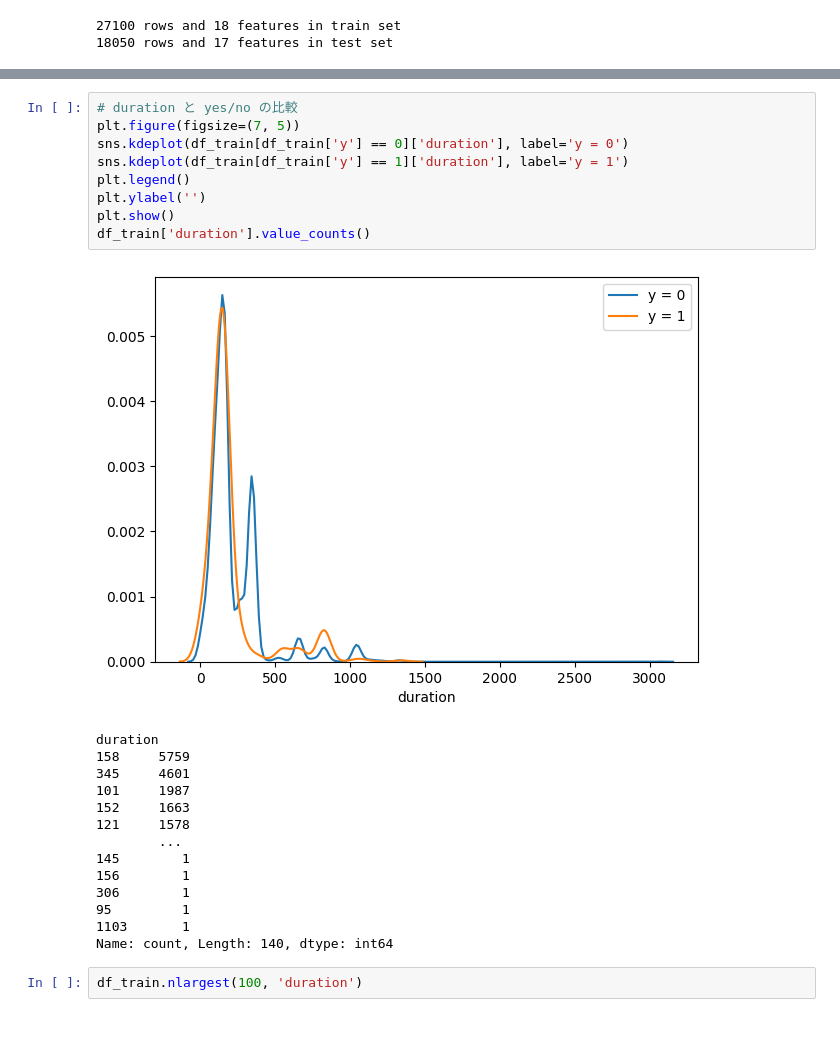
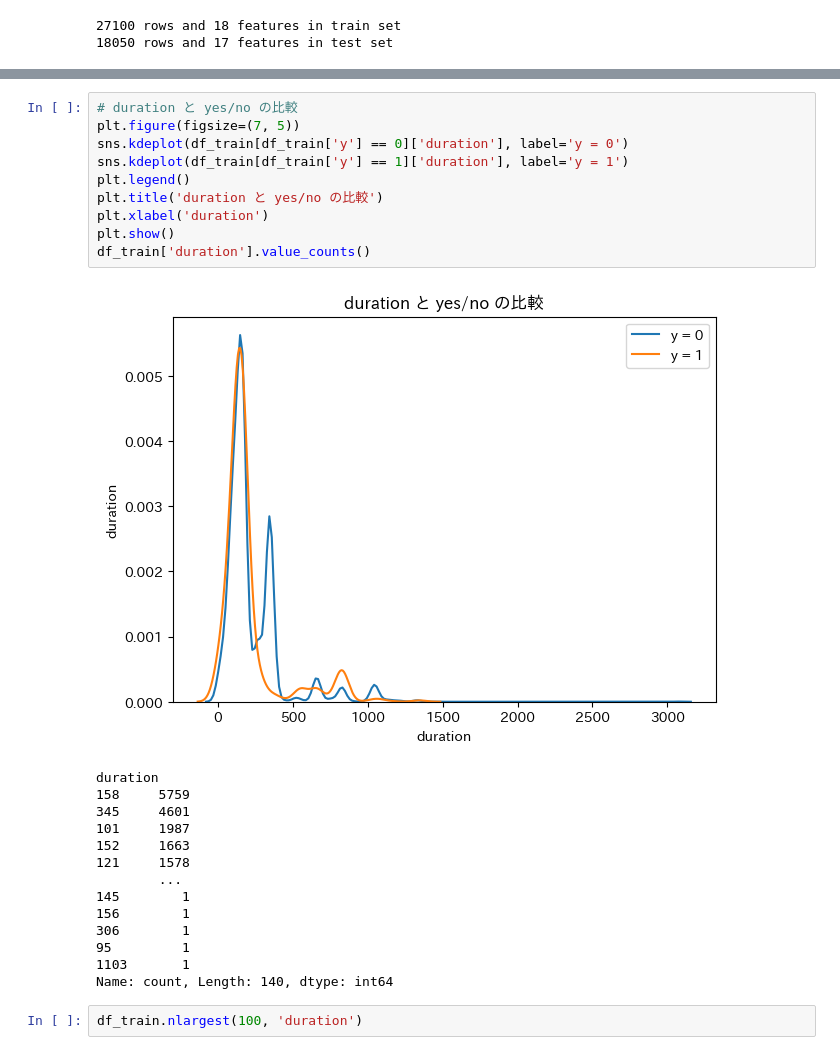
Before and after one commit to Memories-of-Sun-and-Moon/SIGNATE4B_040_Bank_Customer_Tartgeting, a Jupyter notebook: solve.ipynb, the cells around one changed output, grey strips where cells are left out. Drawn from its saved outputs; the diff is of its cells as text; blank space fills up the shorter version.

```diff
--- a/solve.ipynb
+++ b/solve.ipynb
@@ -209,14 +213,15 @@ Name: count, dtype: int64
 # %%
 # duration と yes/no の比較
 plt.figure(figsize=(7, 5))
 sns.kdeplot(df_train[df_train['y'] == 0]['duration'], label='y = 0')
 sns.kdeplot(df_train[df_train['y'] == 1]['duration'], label='y = 1')
 plt.legend()
-plt.ylabel('')
+plt.title('duration と yes/no の比較')
+plt.xlabel('duration')
 plt.show()
 df_train['duration'].value_counts()
 # %% [output]
-[figure, old version]
+[figure, new version]
 duration
 158     5759
 345     4601
```
Also changed, not shown: parts of 16 cells of this notebook.
